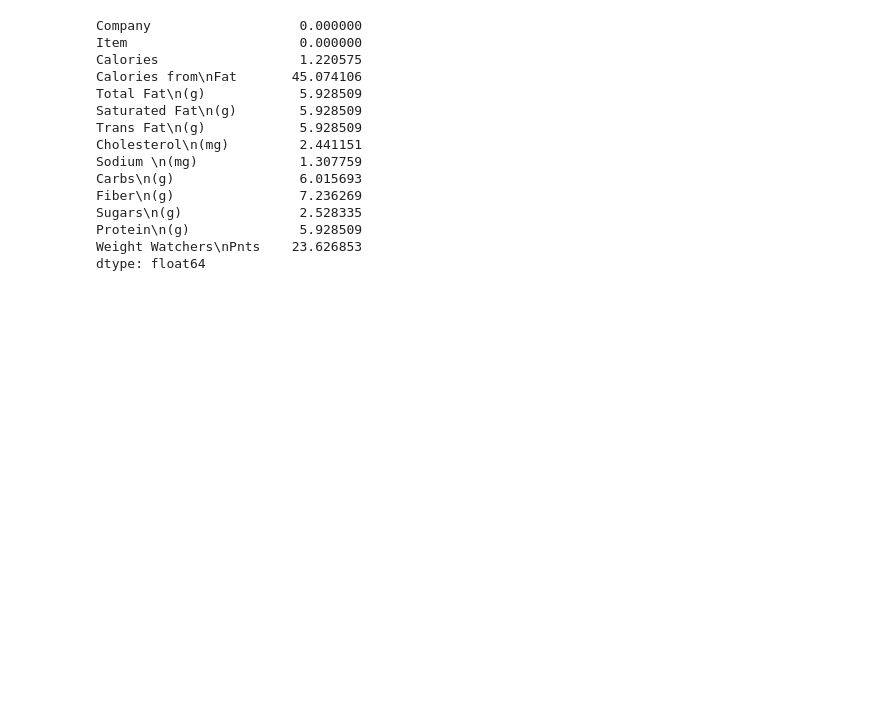
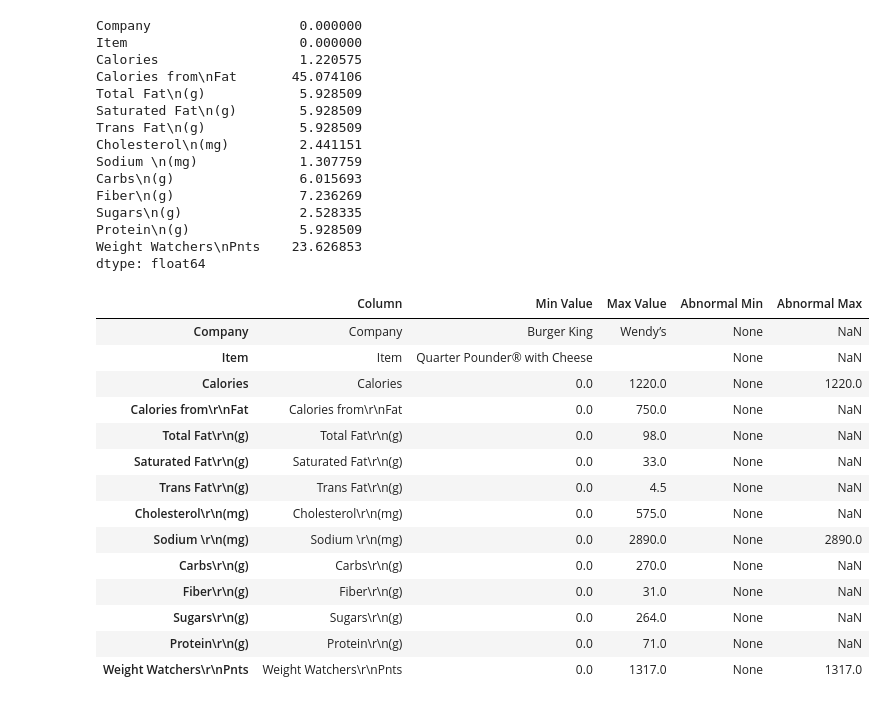
Before and after one commit to pnn03/LTKHDL, a Jupyter notebook: 20120632.ipynb, the cells around one changed output. Cells and saved outputs as stored; diff of their text form; code cells hidden in the pictures; blank space fills up the shorter version.

```diff
--- a/20120632.ipynb
+++ b/20120632.ipynb
@@ -92,3 +102,34 @@ Sugars\n(g)               2.528335
 Protein\n(g)              5.928509
 Weight Watchers\nPnts    23.626853
 dtype: float64
+# %%
+# Tính toán giá trị tối đa và tối thiểu cho mỗi cột
+min_values = df.min()
+max_values = df.max()
+
+# Tạo DataFrame mới để lưu trữ thông tin về giá trị tối đa và tối thiểu
+min_max_info = pd.DataFrame({'Column': df.columns, 'Min Value': min_values, 'Max Value': max_values})
+
+# Kiểm tra xem giá trị tối đa và tối thiểu có bất thường không
+# Chỉ thêm cột Abnormal Min và Abnormal Max nếu kiểu dữ liệu là số
+min_max_info['Abnormal Min'] = min_max_info.apply(lambda row: row['Min Value'] if pd.api.types.is_numeric_dtype(df[row['Column']]) and row['Min Value'] < 0 else None, axis=1)
+min_max_info['Abnormal Max'] = min_max_info.apply(lambda row: row['Max Value'] if pd.api.types.is_numeric_dtype(df[row['Column']]) and row['Max Value'] > 1000 else None, axis=1)  # Replace 1000 with an appropriate threshold
+
+# In ra kết quả
+min_max_info
+# %% [output]
+|  | Column | Min Value | Max Value | Abnormal Min | Abnormal Max |
+| Company | Company | Burger King | Wendy’s | None | NaN |
+| Item | Item | Quarter Pounder® with Cheese |  | None | NaN |
+| Calories | Calories | 0.0 | 1220.0 | None | 1220.0 |
+| Calories from\r\nFat | Calories from\r\nFat | 0.0 | 750.0 | None | NaN |
+| Total Fat\r\n(g) | Total Fat\r\n(g) | 0.0 | 98.0 | None | NaN |
+| Saturated Fat\r\n(g) | Saturated Fat\r\n(g) | 0.0 | 33.0 | None | NaN |
+| Trans Fat\r\n(g) | Trans Fat\r\n(g) | 0.0 | 4.5 | None | NaN |
+| Cholesterol\r\n(mg) | Cholesterol\r\n(mg) | 0.0 | 575.0 | None | NaN |
+| Sodium \r\n(mg) | Sodium \r\n(mg) | 0.0 | 2890.0 | None | 2890.0 |
+| Carbs\r\n(g) | Carbs\r\n(g) | 0.0 | 270.0 | None | NaN |
+| Fiber\r\n(g) | Fiber\r\n(g) | 0.0 | 31.0 | None | NaN |
+| Sugars\r\n(g) | Sugars\r\n(g) | 0.0 | 264.0 | None | NaN |
+| Protein\r\n(g) | Protein\r\n(g) | 0.0 | 71.0 | None | NaN |
+| Weight Watchers\r\nPnts | Weight Watchers\r\nPnts | 0.0 | 1317.0 | None | 1317.0 |
```
Also changed, not shown: parts of 4 cells of this notebook.
